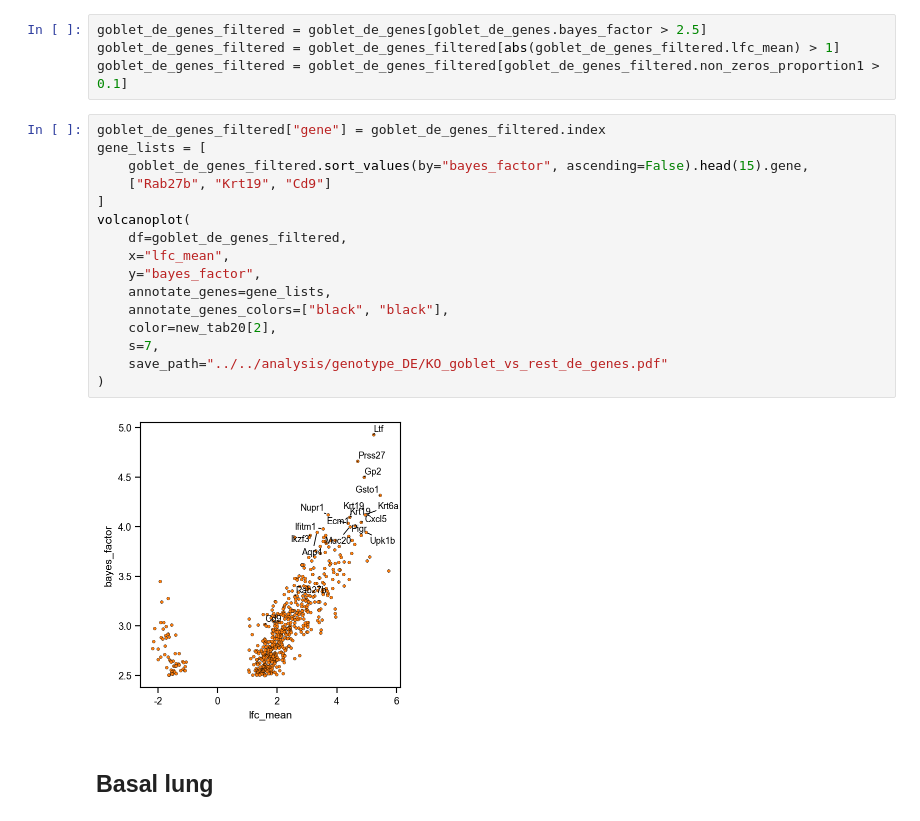
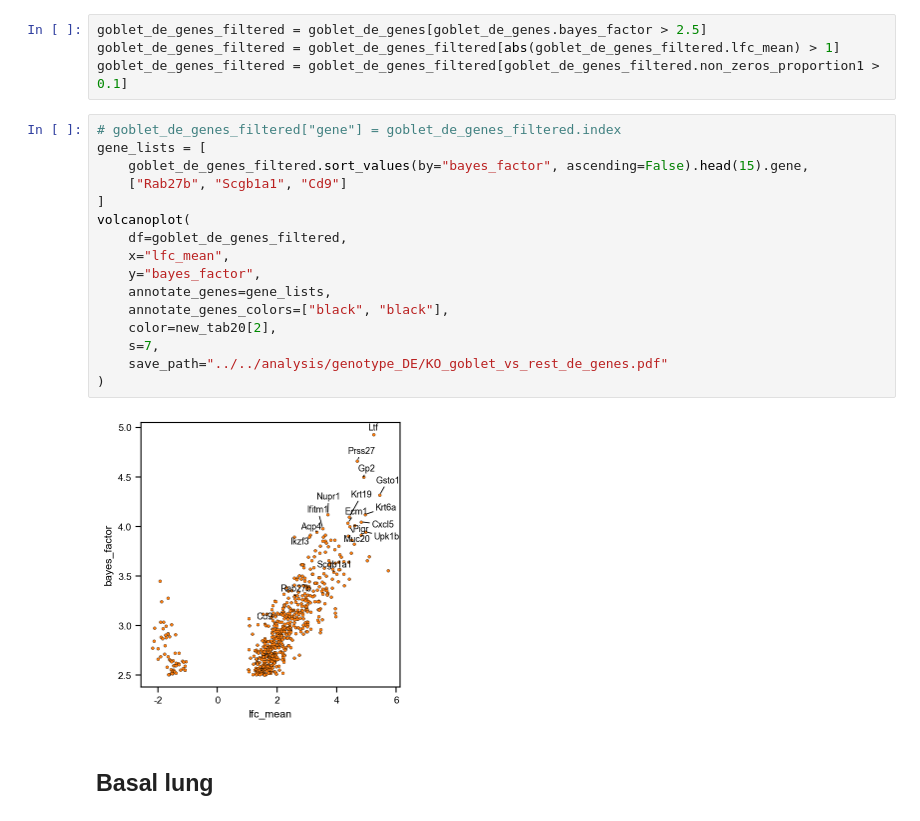
Before and after one commit to j-germino/fezf2-thymus, a Jupyter notebook: code/scRNA-seq/7_DE_genes.ipynb, the cells around one changed output. Saved outputs shown, nothing was run; the diff lists cells and outputs as text.

```diff
--- a/code/scRNA-seq/7_DE_genes.ipynb
+++ b/code/scRNA-seq/7_DE_genes.ipynb
@@ -968,23 +976,23 @@ goblet_de_genes_filtered = goblet_de_genes[goblet_de_genes.bayes_factor > 2.5]
 goblet_de_genes_filtered = goblet_de_genes_filtered[abs(goblet_de_genes_filtered.lfc_mean) > 1]
 goblet_de_genes_filtered = goblet_de_genes_filtered[goblet_de_genes_filtered.non_zeros_proportion1 > 0.1]
 # %%
-goblet_de_genes_filtered["gene"] = goblet_de_genes_filtered.index
+# goblet_de_genes_filtered["gene"] = goblet_de_genes_filtered.index
 gene_lists = [
     goblet_de_genes_filtered.sort_values(by="bayes_factor", ascending=False).head(15).gene,
-    ["Rab27b", "Krt19", "Cd9"]
+    ["Rab27b", "Scgb1a1", "Cd9"]
 ]
 volcanoplot(
     df=goblet_de_genes_filtered,
     x="lfc_mean",
     y="bayes_factor",
     annotate_genes=gene_lists,
     annotate_genes_colors=["black", "black"],
     color=new_tab20[2],
     s=7,
     save_path="../../analysis/genotype_DE/KO_goblet_vs_rest_de_genes.pdf"
 )
 # %% [output]
-[figure, old version]
+[figure, new version]
 # %% [markdown]
 ## Basal lung
 # %%
```
Also changed, not shown: parts of 2 cells of this notebook, 1 other file.
